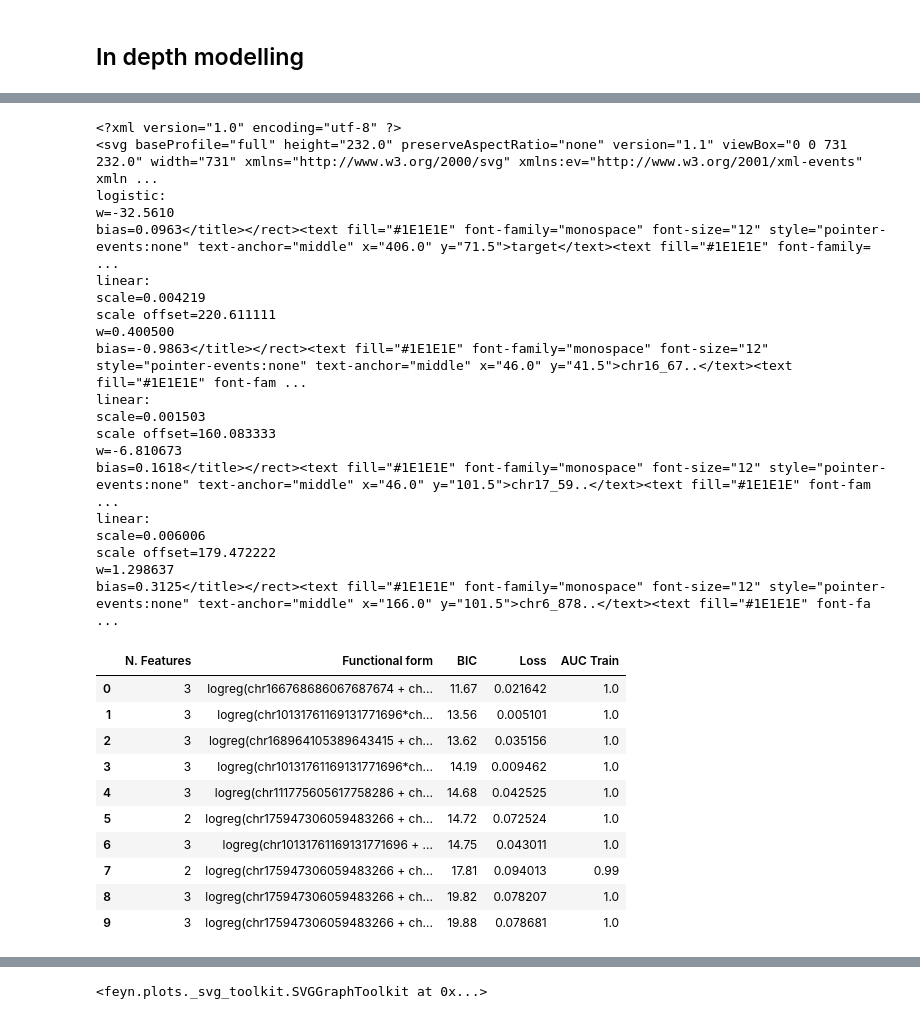
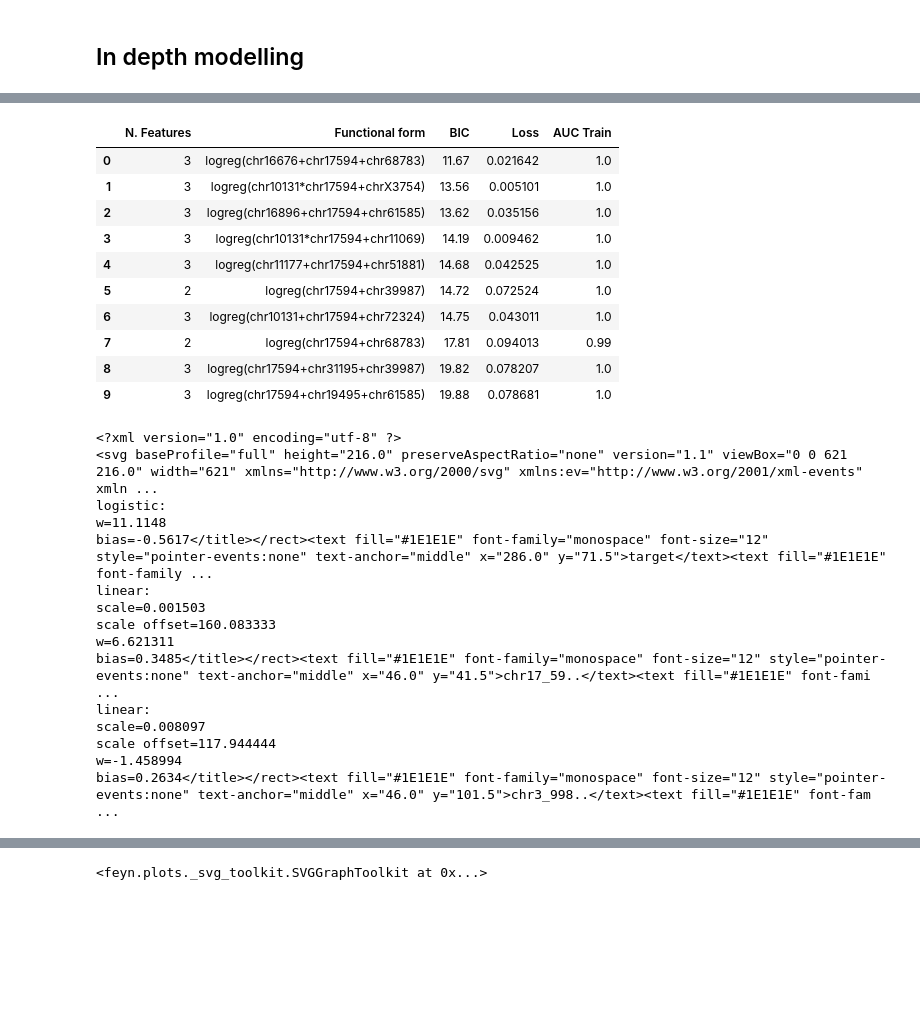
Before and after one commit to abzu-ai/QLattice-clinical-omics, a Jupyter notebook: notebooks/HCC_case.ipynb, the cells around one changed output, grey strips where cells are left out. Drawn from its saved outputs; the diff is of its cells as text; code cells hidden in the pictures; blank space fills up the shorter version.

```diff
--- a/notebooks/HCC_case.ipynb
+++ b/notebooks/HCC_case.ipynb
@@ -74,41 +74,41 @@ models_single = ql.auto_run(data = train_val,
                          sample_weights=sw)
 # %% [output]
 [interactive output not drawn]
+# %%
+def simple_str(m):
+    return "logreg(" +  ''.join(list(map(lambda x:x[0:8], str(m)[7:-1].replace("*"," * ").split())))+")"
+
+df_summary = modsum(models_single, train_val, test)[['N. Features', 'Functional form', 'BIC', 'Loss', 'AUC Train']]
+df_summary['Functional form'] = df_summary['Functional form'].apply(simple_str)
+df_summary.to_csv(filename+projectname+"summary.csv")
+df_summary
+# %% [output]
+|  | N. Features | Functional form | BIC | Loss | AUC Train |
+| 0 | 3 | logreg(chr16676+chr17594+chr68783) | 11.67 | 0.021642 | 1.0 |
+| 1 | 3 | logreg(chr10131*chr17594+chrX3754) | 13.56 | 0.005101 | 1.0 |
+| 2 | 3 | logreg(chr16896+chr17594+chr61585) | 13.62 | 0.035156 | 1.0 |
+| 3 | 3 | logreg(chr10131*chr17594+chr11069) | 14.19 | 0.009462 | 1.0 |
+| 4 | 3 | logreg(chr11177+chr17594+chr51881) | 14.68 | 0.042525 | 1.0 |
+| 5 | 2 | logreg(chr17594+chr39987) | 14.72 | 0.072524 | 1.0 |
+| 6 | 3 | logreg(chr10131+chr17594+chr72324) | 14.75 | 0.043011 | 1.0 |
+| 7 | 2 | logreg(chr17594+chr68783) | 17.81 | 0.094013 | 0.99 |
+| 8 | 3 | logreg(chr17594+chr31195+chr39987) | 19.82 | 0.078207 | 1.0 |
+| 9 | 3 | logreg(chr17594+chr19495+chr61585) | 19.88 | 0.078681 | 1.0 |
 # %%
-models_single[0].plot(train_val,test)
+models_single[5].plot(train_val,test)
 # %% [output]
 <?xml version="1.0" encoding="utf-8" ?>
-<svg baseProfile="full" height="232.0" preserveAspectRatio="none" version="1.1" viewBox="0 0 731 232.0" width="731" xmlns="http://www.w3.org/2000/svg" xmlns:ev="http://www.w3.org/2001/xml-events" xmln ...
+<svg baseProfile="full" height="216.0" preserveAspectRatio="none" version="1.1" viewBox="0 0 621 216.0" width="621" xmlns="http://www.w3.org/2000/svg" xmlns:ev="http://www.w3.org/2001/xml-events" xmln ...
 logistic:
-w=-32.5610
-bias=0.0963</title></rect><text fill="#1E1E1E" font-family="monospace" font-size="12" style="pointer-events:none" text-anchor="middle" x="406.0" y="71.5">target</text><text fill="#1E1E1E" font-family= ...
-linear:
-scale=0.004219
-scale offset=220.611111
-w=0.400500
-bias=-0.9863</title></rect><text fill="#1E1E1E" font-family="monospace" font-size="12" style="pointer-events:none" text-anchor="middle" x="46.0" y="41.5">chr16_67..</text><text fill="#1E1E1E" font-fam ...
+w=11.1148
+bias=-0.5617</title></rect><text fill="#1E1E1E" font-family="monospace" font-size="12" style="pointer-events:none" text-anchor="middle" x="286.0" y="71.5">target</text><text fill="#1E1E1E" font-family ...
 linear:
 scale=0.001503
 scale offset=160.083333
-w=-6.810673
-bias=0.1618</title></rect><text fill="#1E1E1E" font-family="monospace" font-size="12" style="pointer-events:none" text-anchor="middle" x="46.0" y="101.5">chr17_59..</text><text fill="#1E1E1E" font-fam ...
+w=6.621311
+bias=0.3485</title></rect><text fill="#1E1E1E" font-family="monospace" font-size="12" style="pointer-events:none" text-anchor="middle" x="46.0" y="41.5">chr17_59..</text><text fill="#1E1E1E" font-fami ...
 linear:
-scale=0.006006
-scale offset=179.472222
-w=1.298637
-bias=0.3125</title></rect><text fill="#1E1E1E" font-family="monospace" font-size="12" style="pointer-events:none" text-anchor="middle" x="166.0" y="101.5">chr6_878..</text><text fill="#1E1E1E" font-fa ...
+scale=0.008097
+scale offset=117.944444
+w=-1.458994
+bias=0.2634</title></rect><text fill="#1E1E1E" font-family="monospace" font-size="12" style="pointer-events:none" text-anchor="middle" x="46.0" y="101.5">chr3_998..</text><text fill="#1E1E1E" font-fam ...
-# %%
-df_summary = modsum(models_single, train_val, test)[['N. Features', 'Functional form', 'BIC', 'Loss', 'AUC Train']]
-df_summary
-# %% [output]
-|  | N. Features | Functional form | BIC | Loss | AUC Train |
-| 0 | 3 | logreg(chr166768686067687674 + ch... | 11.67 | 0.021642 | 1.0 |
-| 1 | 3 | logreg(chr10131761169131771696*ch... | 13.56 | 0.005101 | 1.0 |
-| 2 | 3 | logreg(chr168964105389643415 + ch... | 13.62 | 0.035156 | 1.0 |
-| 3 | 3 | logreg(chr10131761169131771696*ch... | 14.19 | 0.009462 | 1.0 |
-| 4 | 3 | logreg(chr111775605617758286 + ch... | 14.68 | 0.042525 | 1.0 |
-| 5 | 2 | logreg(chr175947306059483266 + ch... | 14.72 | 0.072524 | 1.0 |
-| 6 | 3 | logreg(chr10131761169131771696 + ... | 14.75 | 0.043011 | 1.0 |
-| 7 | 2 | logreg(chr175947306059483266 + ch... | 17.81 | 0.094013 | 0.99 |
-| 8 | 3 | logreg(chr175947306059483266 + ch... | 19.82 | 0.078207 | 1.0 |
-| 9 | 3 | logreg(chr175947306059483266 + ch... | 19.88 | 0.078681 | 1.0 |
```
Also changed, not shown: parts of 22 cells of this notebook, 12 other files.
